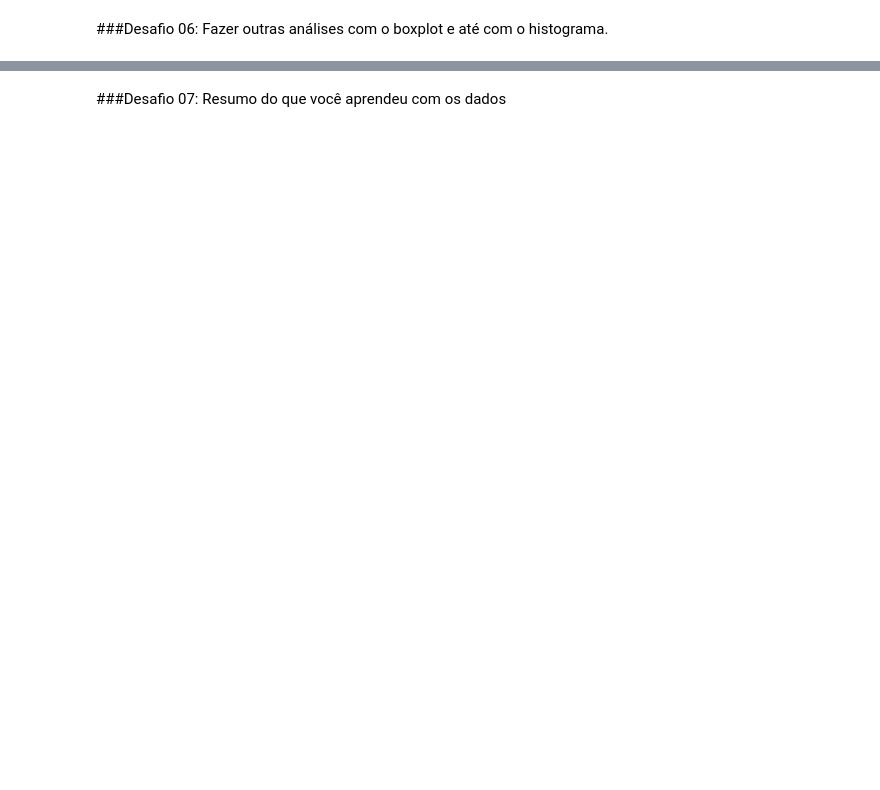
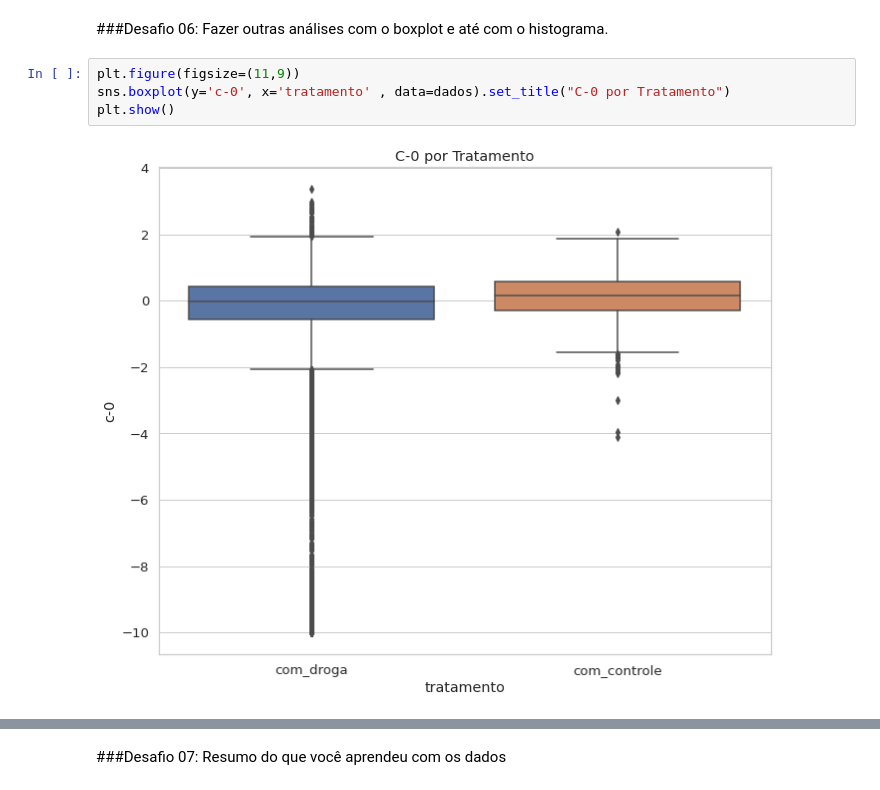
Before and after one commit to ianbs/imersao-data-science-alura, a Jupyter notebook: Aula_02.ipynb, the cells around one changed output, grey strips where cells are left out. Saved outputs shown, nothing was run; the diff lists cells and outputs as text; blank space fills up the shorter version.

```diff
--- a/Aula_02.ipynb
+++ b/Aula_02.ipynb
@@ -429,2 +478,8 @@ plt.show()
 # %% [markdown]
 ###Desafio 06: Fazer outras análises com o boxplot e até com o histograma.
+# %%
+plt.figure(figsize=(11,9))
+sns.boxplot(y='c-0', x='tratamento' , data=dados).set_title("C-0 por Tratamento")
+plt.show()
+# %% [output]
+[figure, added]
```
Also changed, not shown: parts of 9 cells of this notebook.
